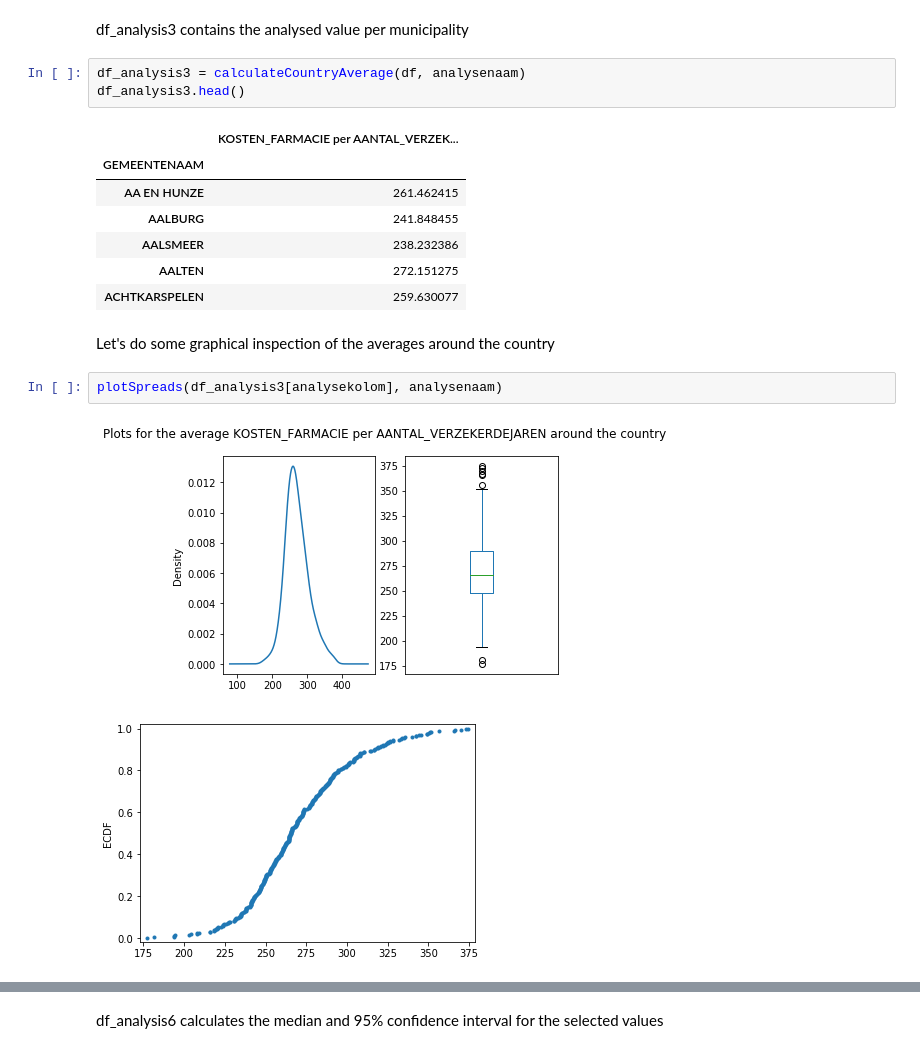
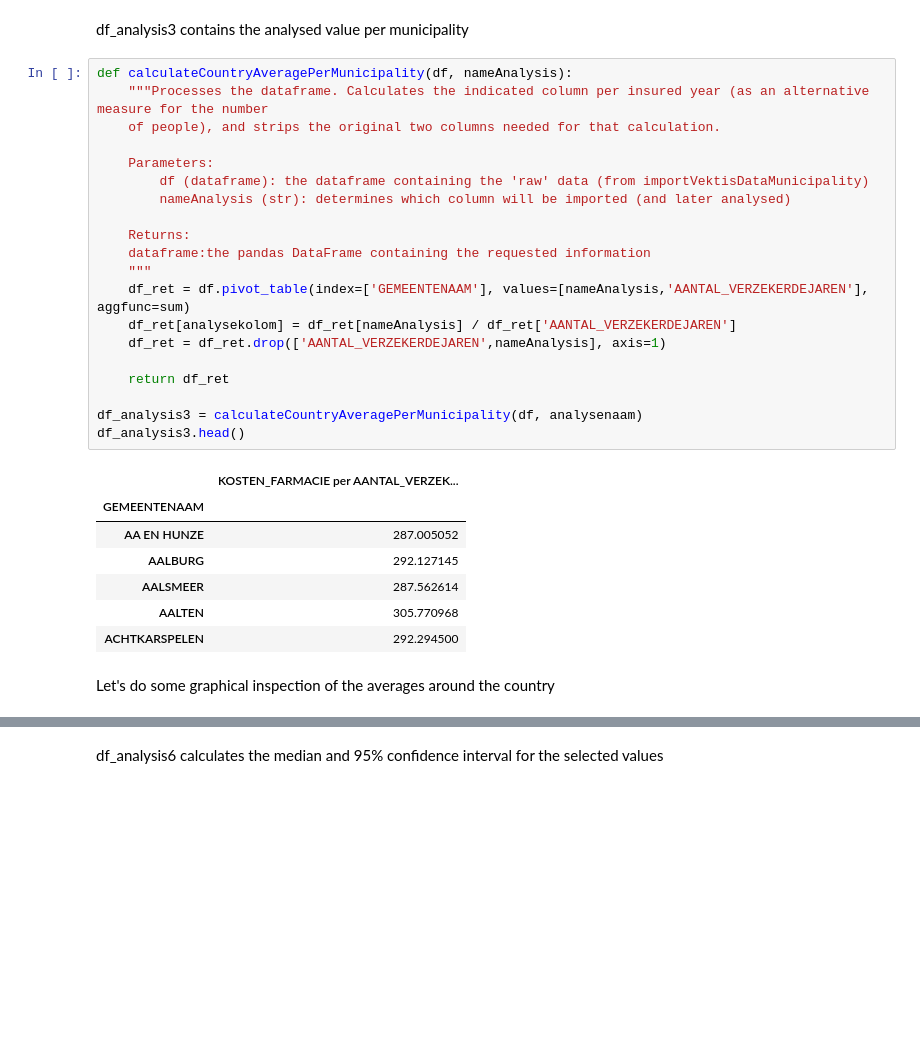
Before and after one commit to bokhove/Vektis, a Jupyter notebook: 1.Vektis Open data demography.ipynb, the cells around one changed output, grey strips where cells are left out. Drawn from its saved outputs; the diff is of its cells as text; blank space fills up the shorter version.

```diff
--- a/1.Vektis Open data demography.ipynb
+++ b/1.Vektis Open data demography.ipynb
@@ -309,20 +99,32 @@ df_analysis2.head()
 # %% [markdown]
 df_analysis3 contains the analysed value per municipality
-# %%
-df_analysis3 = calculateCountryAverage(df, analysenaam)
-df_analysis3.head()
-# %% [output]
-|  | KOSTEN_FARMACIE per AANTAL_VERZEK... |
-| GEMEENTENAAM |  |
-| AA EN HUNZE | 261.462415 |
-| AALBURG | 241.848455 |
-| AALSMEER | 238.232386 |
-| AALTEN | 272.151275 |
-| ACHTKARSPELEN | 259.630077 |
+# %%
+def calculateCountryAveragePerMunicipality(df, nameAnalysis):
+    """Processes the dataframe. Calculates the indicated column per insured year (as an alternative measure for the number
+    of people), and strips the original two columns needed for that calculation.
+
+    Parameters:
+        df (dataframe): the dataframe containing the 'raw' data (from importVektisDataMunicipality)
+        nameAnalysis (str): determines which column will be imported (and later analysed)
+
+    Returns:
+    dataframe:the pandas DataFrame containing the requested information
+    """
+    df_ret = df.pivot_table(index=['GEMEENTENAAM'], values=[nameAnalysis,'AANTAL_VERZEKERDEJAREN'], aggfunc=sum)
+    df_ret[analysekolom] = df_ret[nameAnalysis] / df_ret['AANTAL_VERZEKERDEJAREN']
+    df_ret = df_ret.drop(['AANTAL_VERZEKERDEJAREN',nameAnalysis], axis=1)
+
+    return df_ret
+
+df_analysis3 = calculateCountryAveragePerMunicipality(df, analysenaam)
+df_analysis3.head()
+# %% [output]
+|  | KOSTEN_FARMACIE per AANTAL_VERZEK... |
+| GEMEENTENAAM |  |
+| AA EN HUNZE | 287.005052 |
+| AALBURG | 292.127145 |
+| AALSMEER | 287.562614 |
+| AALTEN | 305.770968 |
+| ACHTKARSPELEN | 292.294500 |
 # %% [markdown]
 Let's do some graphical inspection of the averages around the country
-# %%
-plotSpreads(df_analysis3[analysekolom], analysenaam)
-# %% [output]
-[figure, removed]
-[figure, removed]
```
Also changed, not shown: parts of 17 cells of this notebook.
